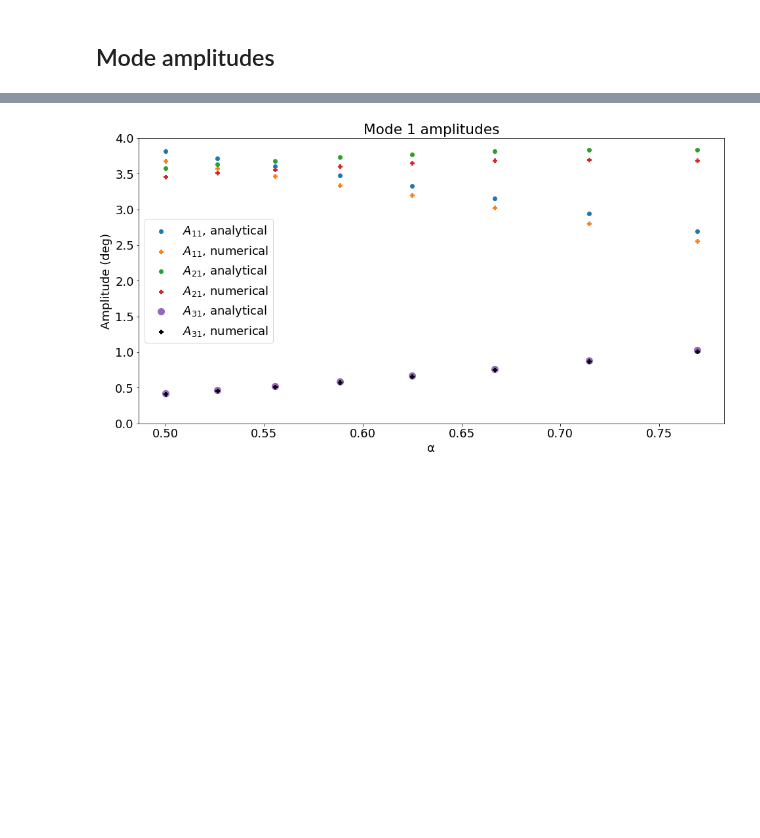
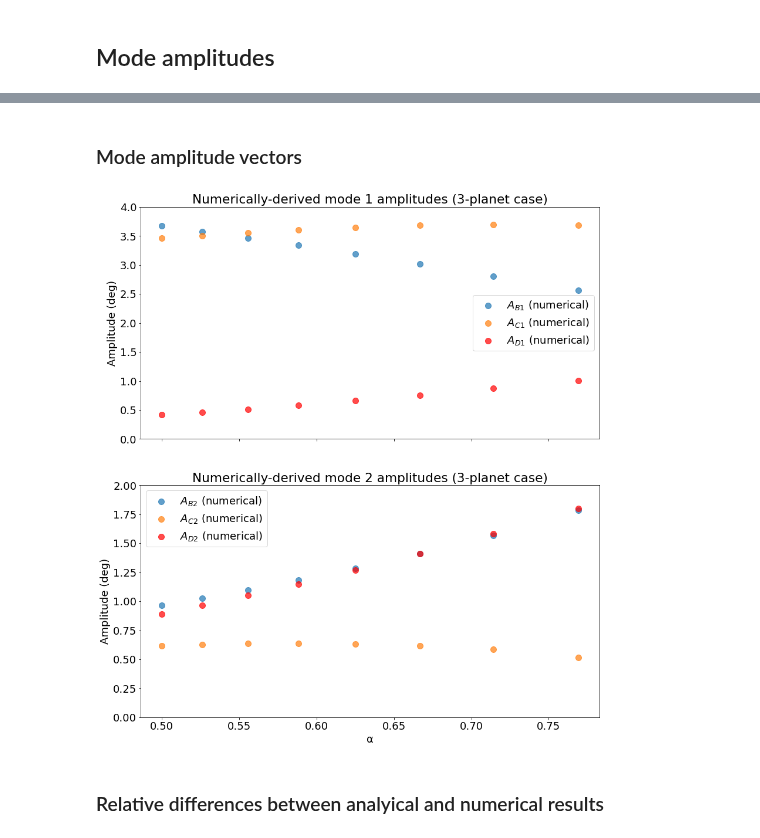
Before and after one commit to Jupiter1994/inc-dynamics, a Jupyter notebook: three_planet/mode_freqs_and_amps_3p.ipynb, the cells around one changed output, grey strips where cells are left out. Cells and saved outputs as stored; diff of their text form; code cells hidden in the pictures; blank space fills up the shorter version.

```diff
--- a/three_planet/mode_freqs_and_amps_3p.ipynb
+++ b/three_planet/mode_freqs_and_amps_3p.ipynb
@@ -101,21 +104,38 @@ plt.show()
-# %%
-fig = plt.figure(figsize=(16,8))
-fig.patch.set_facecolor('white')
-
-plt.scatter(alphas, v1_an[0], label='$A_{11}$, analytical')
-plt.scatter(alphas, v1_num[0], marker='P', label='$A_{11}$, numerical')
-
-plt.scatter(alphas, v1_an[1], label='$A_{21}$, analytical')
-plt.scatter(alphas, v1_num[1], marker='P', label='$A_{21}$, numerical')
-
-plt.scatter(alphas, v1_an[2], s=100, label='$A_{31}$, analytical')
-plt.scatter(alphas, v1_num[2], color='black', marker='P', label='$A_{31}$, numerical')
-
-plt.xlabel('α')
-plt.ylabel('Amplitude (deg)')
-plt.ylim(0, 4)
-plt.title('Mode 1 amplitudes')
-plt.legend()
-plt.show()
-# %% [output]
-[figure, removed]
+# %% [markdown]
+### Mode amplitude vectors
+# %%
+fig, (ax1, ax2) = plt.subplots(2, 1, sharex=True, figsize=(14,16))
+fig.patch.set_facecolor('white')
+
+ax1.scatter(alphas, v1_num[0], s=100, \
+            marker='o', alpha=0.7, label='$A_{B1}$ (numerical)')
+ax1.scatter(alphas, v1_num[1], s=100, \
+            marker='o', alpha=0.7, label='$A_{C1}$ (numerical)')
+ax1.scatter(alphas, v1_num[2], s=100, color='red', \
+            marker='o', alpha=0.7, label='$A_{D1}$ (numerical)')
+
+ax1.set_ylabel('Amplitude (deg)')
+ax1.set_ylim(0, 4)
+ax1.set_title('Numerically-derived mode 1 amplitudes (3-planet case)')
+ax1.legend()
+
+ax2.scatter(alphas, v2_num[0], s=100, \
+            marker='o', alpha=0.7, label='$A_{B2}$ (numerical)')
+ax2.scatter(alphas, v2_num[1], s=100, \
+            marker='o', alpha=0.7, label='$A_{C2}$ (numerical)')
+ax2.scatter(alphas, v2_num[2], s=100, color='red', \
+            marker='o', alpha=0.7, label='$A_{D2}$ (numerical)')
+
+ax2.set_xlabel('α')
+ax2.set_ylabel('Amplitude (deg)')
+ax2.set_ylim(0, 2)
+ax2.set_title('Numerically-derived mode 2 amplitudes (3-planet case)')
+ax2.legend()
+
+fig_path = "Figures/3p_mode_amps_num.png"
+plt.savefig(fig_path, bbox_inches='tight')
+plt.show()
+# %% [output]
+[figure, added]
+# %% [markdown]
+### Relative differences between analyical and numerical results
```
Also changed, not shown: parts of 13 cells of this notebook, 12 other files.
